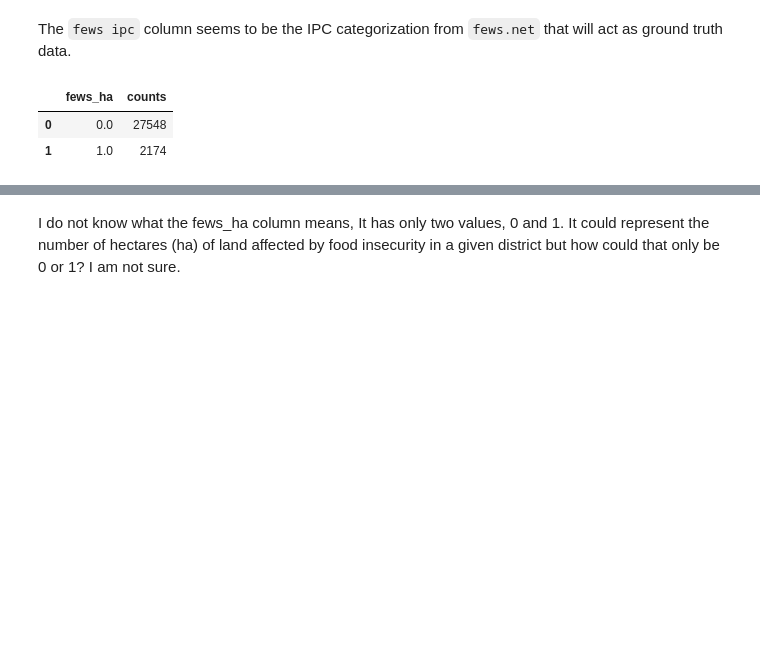
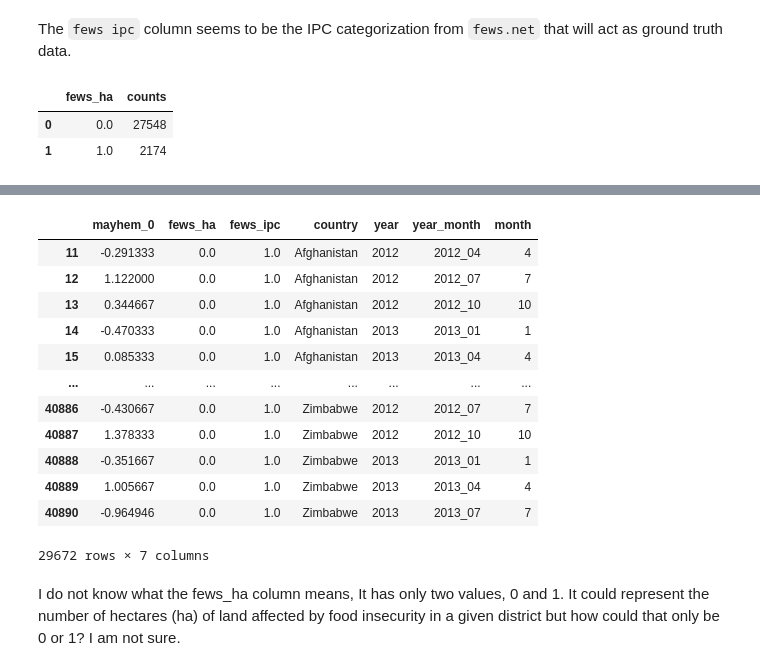
Before and after one commit to Aisha630/Predicting-food-insecurity, a Jupyter notebook: explore_time_series.ipynb, the cells around one changed output, grey strips where cells are left out. Drawn from its saved outputs; the diff is of its cells as text; code cells hidden in the pictures; blank space fills up the shorter version.

```diff
--- a/explore_time_series.ipynb
+++ b/explore_time_series.ipynb
@@ -301,0 +325,20 @@ pd.DataFrame(df_fews_ha)
+# %%
+small_df = df_time_series[["mayhem_0", "fews_ha", "fews_ipc", "country", "year", "year_month", "month"]]
+
+small_df = small_df[small_df["fews_ha"].notna()]
+
+small_df.head(-50)
+# %% [output]
+|  | mayhem_0 | fews_ha | fews_ipc | country | year | year_month | month |
+| 11 | -0.291333 | 0.0 | 1.0 | Afghanistan | 2012 | 2012_04 | 4 |
+| 12 | 1.122000 | 0.0 | 1.0 | Afghanistan | 2012 | 2012_07 | 7 |
+| 13 | 0.344667 | 0.0 | 1.0 | Afghanistan | 2012 | 2012_10 | 10 |
+| 14 | -0.470333 | 0.0 | 1.0 | Afghanistan | 2013 | 2013_01 | 1 |
+| 15 | 0.085333 | 0.0 | 1.0 | Afghanistan | 2013 | 2013_04 | 4 |
+| ... | ... | ... | ... | ... | ... | ... | ... |
+| 40886 | -0.430667 | 0.0 | 1.0 | Zimbabwe | 2012 | 2012_07 | 7 |
+| 40887 | 1.378333 | 0.0 | 1.0 | Zimbabwe | 2012 | 2012_10 | 10 |
+| 40888 | -0.351667 | 0.0 | 1.0 | Zimbabwe | 2013 | 2013_01 | 1 |
+| 40889 | 1.005667 | 0.0 | 1.0 | Zimbabwe | 2013 | 2013_04 | 4 |
+| 40890 | -0.964946 | 0.0 | 1.0 | Zimbabwe | 2013 | 2013_07 | 7 |
+29672 rows × 7 columns
```
Also changed, not shown: parts of 2 cells of this notebook, 1 other file.
